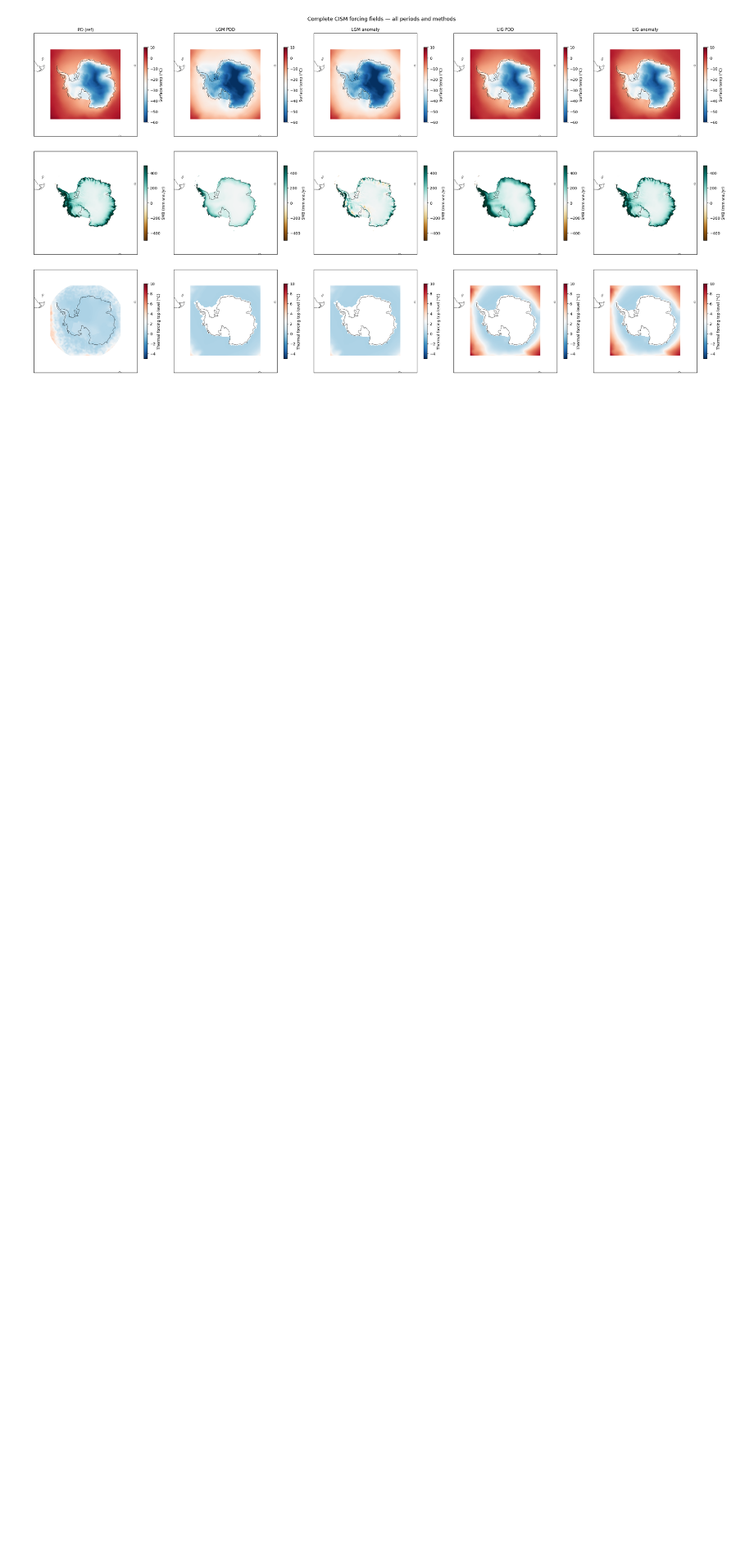
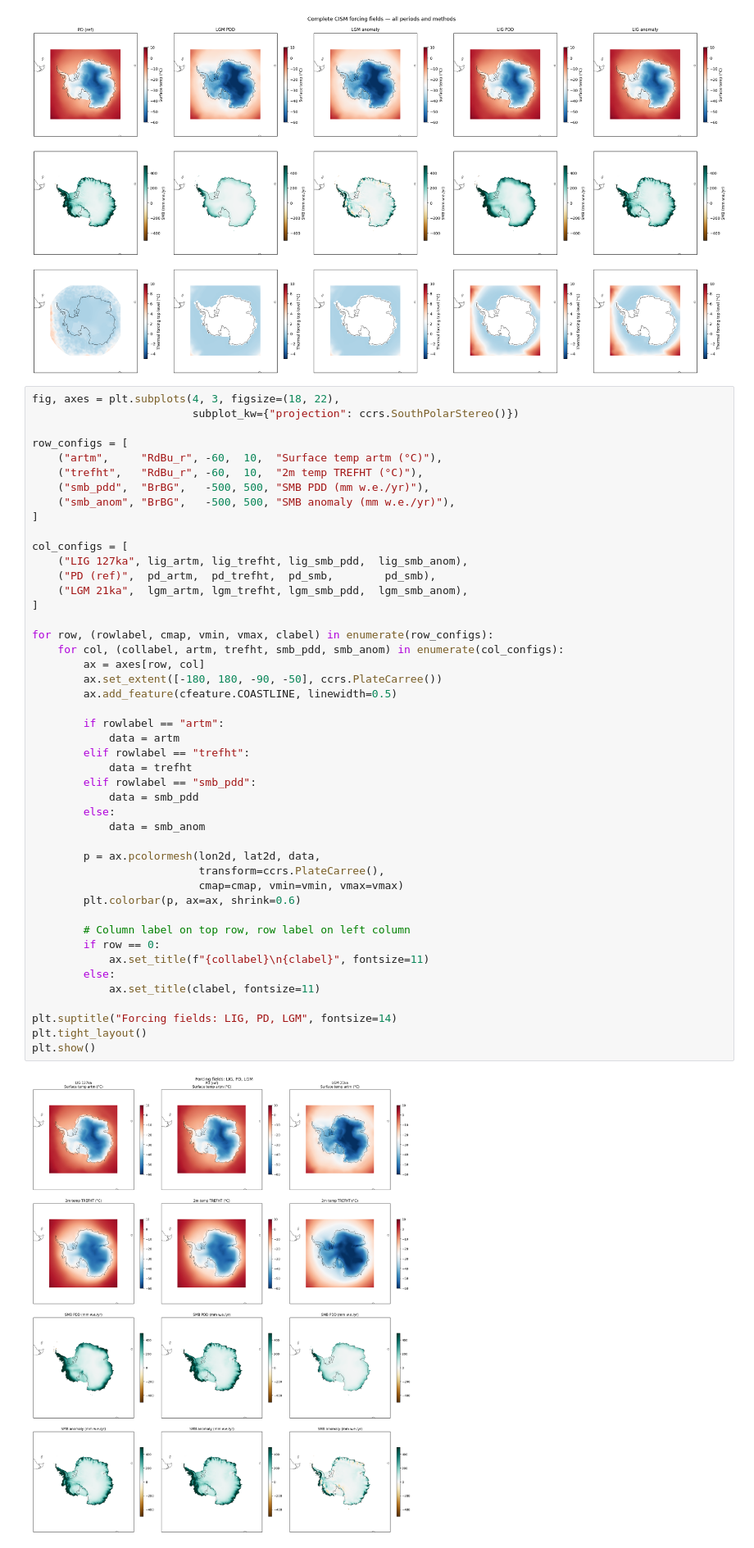
Before and after one commit to advikeswaran/cism-modeling, a Jupyter notebook: NewForcingMaker.ipynb, the cells around one changed output. Shown at 82% size. Saved outputs shown, nothing was run; the diff lists cells and outputs as text; blank space fills up the shorter version.

```diff
--- a/NewForcingMaker.ipynb
+++ b/NewForcingMaker.ipynb
@@ -953,3 +953,51 @@ LGM anomaly                -28.8°        75.3 mm/yr     0.28°
 LIG PDD                    -15.4°       176.0 mm/yr     2.16°
 LIG anomaly                -15.4°       178.8 mm/yr     2.16°
 [figure]
+# %%
+fig, axes = plt.subplots(4, 3, figsize=(18, 22),
+                         subplot_kw={"projection": ccrs.SouthPolarStereo()})
+
+row_configs = [
+    ("artm",     "RdBu_r", -60,  10,  "Surface temp artm (°C)"),
+    ("trefht",   "RdBu_r", -60,  10,  "2m temp TREFHT (°C)"),
+    ("smb_pdd",  "BrBG",   -500, 500, "SMB PDD (mm w.e./yr)"),
+    ("smb_anom", "BrBG",   -500, 500, "SMB anomaly (mm w.e./yr)"),
+]
+
+col_configs = [
+    ("LIG 127ka", lig_artm, lig_trefht, lig_smb_pdd,  lig_smb_anom),
+    ("PD (ref)",  pd_artm,  pd_trefht,  pd_smb,        pd_smb),
+    ("LGM 21ka",  lgm_artm, lgm_trefht, lgm_smb_pdd,  lgm_smb_anom),
+]
+
+for row, (rowlabel, cmap, vmin, vmax, clabel) in enumerate(row_configs):
+    for col, (collabel, artm, trefht, smb_pdd, smb_anom) in enumerate(col_configs):
+        ax = axes[row, col]
+        ax.set_extent([-180, 180, -90, -50], ccrs.PlateCarree())
+        ax.add_feature(cfeature.COASTLINE, linewidth=0.5)
+
+        if rowlabel == "artm":
+            data = artm
+        elif rowlabel == "trefht":
+            data = trefht
+        elif rowlabel == "smb_pdd":
+            data = smb_pdd
+        else:
+            data = smb_anom
+
+        p = ax.pcolormesh(lon2d, lat2d, data,
+                          transform=ccrs.PlateCarree(),
+                          cmap=cmap, vmin=vmin, vmax=vmax)
+        plt.colorbar(p, ax=ax, shrink=0.6)
+
+        # Column label on top row, row label on left column
+        if row == 0:
+            ax.set_title(f"{collabel}\n{clabel}", fontsize=11)
+        else:
+            ax.set_title(clabel, fontsize=11)
+
+plt.suptitle("Forcing fields: LIG, PD, LGM", fontsize=14)
+plt.tight_layout()
+plt.show()
+# %% [output]
+[figure, added]
```
Also changed, not shown: parts of 5 cells of this notebook, 1 other file.
